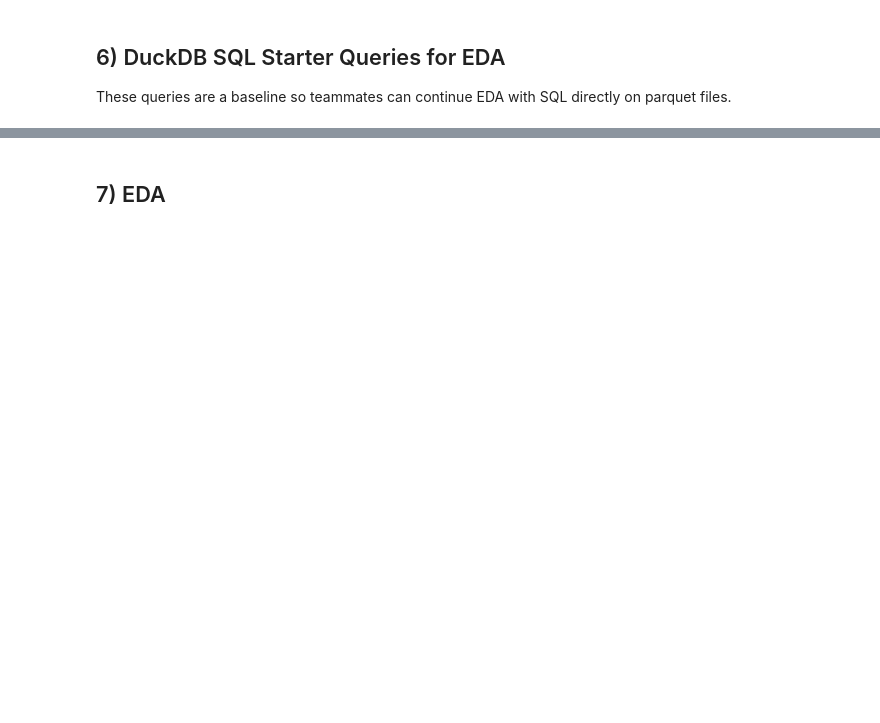
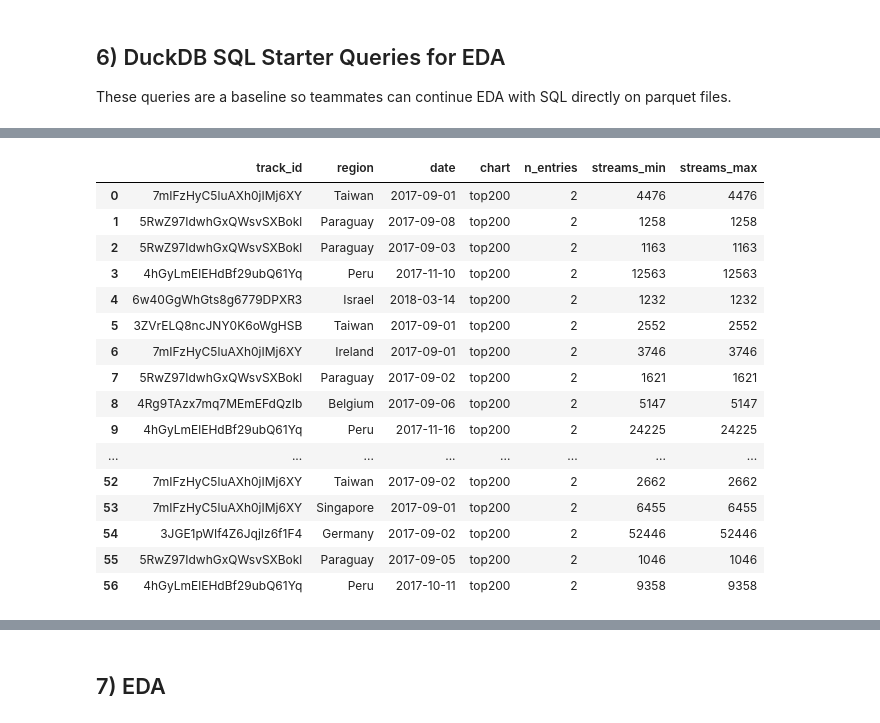
Before and after one commit to mchlkan/ML_Group_AB, a Jupyter notebook: Project_Information/Team_EDA_Baseline_FullData.ipynb, the cells around one changed output, grey strips where cells are left out. Drawn from its saved outputs; the diff is of its cells as text; code cells hidden in the pictures; blank space fills up the shorter version.

```diff
--- a/Project_Information/Team_EDA_Baseline_FullData.ipynb
+++ b/Project_Information/Team_EDA_Baseline_FullData.ipynb
@@ -297,0 +656,69 @@ These queries are a baseline so teammates can continue EDA with SQL directly on
+# %%
+# ── Check for duplicate entries (same song, country, date, chart) ─────────────
+print("  DUPLICATE CHECK — (track_id, region, date, chart)")
+print("═" * 60)
+
+# 1. Total rows vs distinct combinations
+totals = con.execute("""
+    SELECT
+        COUNT(*) AS total_rows,
+        COUNT(DISTINCT (track_id, region, date, chart)) AS distinct_combinations
+    FROM spotify_full
+    WHERE streams IS NOT NULL
+      AND track_id IS NOT NULL
+""").df()
+
+total     = int(totals["total_rows"][0])
+distinct  = int(totals["distinct_combinations"][0])
+dupes     = total - distinct
+
+print(f"\n  Total rows (excl. NULL streams/track_id) : {total:>12,}")
+print(f"  Distinct combinations                    : {distinct:>12,}")
+print(f"  Duplicate rows                           : {dupes:>12,}  ({dupes/total*100:.2f}%)")
+
+# 2. Top 20 most duplicated combinations
+print("\n── Top 20 most duplicated (track_id, region, date, chart) ──")
+top_dupes = con.execute("""
+    SELECT
+        track_id,
+        region,
+        date,
+        chart,
+        COUNT(*) AS n_entries,
+        MIN(TRY_CAST(streams AS BIGINT)) AS streams_min,
+        MAX(TRY_CAST(streams AS BIGINT)) AS streams_max
+    FROM spotify_full
+    WHERE streams IS NOT NULL
+      AND track_id IS NOT NULL
+    GROUP BY track_id, region, date, chart
+    HAVING COUNT(*) > 1
+    ORDER BY n_entries DESC
+""").df()
+
+if top_dupes.empty:
+    print("No duplicates found!")
+else:
+    print(f"{len(top_dupes):,} duplicate groups found (showing top 20)")
+    display(top_dupes)
+
+# 3. Are stream values identical across duplicates, or do they differ?
+print("\n── Do duplicate rows have conflicting stream values? ────────")
+conflict_check = con.execute("""
+    SELECT
+        COUNT(*) AS groups_with_conflicting_streams
+    FROM (
+        SELECT track_id, region, date, chart
+        FROM spotify_full
+        WHERE streams IS NOT NULL
+          AND track_id IS NOT NULL
+        GROUP BY track_id, region, date, chart
+        HAVING COUNT(*) > 1
+          AND MIN(TRY_CAST(streams AS BIGINT)) != MAX(TRY_CAST(streams AS BIGINT))
+    )
+""").fetchone()[0]
+
+if conflict_check == 0:
+    print("All duplicate rows have identical stream values (safe to deduplicate).")
+else:
+    print(f"{conflict_check:,} groups have DIFFERENT stream values — inspect before dropping!")
+# %% [output]
@@ -297,0 +734,17 @@ These queries are a baseline so teammates can continue EDA with SQL directly on
+|  | track_id | region | date | chart | n_entries | streams_min | streams_max |
+| 0 | 7mIFzHyC5luAXh0jIMj6XY | Taiwan | 2017-09-01 | top200 | 2 | 4476 | 4476 |
+| 1 | 5RwZ97IdwhGxQWsvSXBokl | Paraguay | 2017-09-08 | top200 | 2 | 1258 | 1258 |
+| 2 | 5RwZ97IdwhGxQWsvSXBokl | Paraguay | 2017-09-03 | top200 | 2 | 1163 | 1163 |
+| 3 | 4hGyLmElEHdBf29ubQ61Yq | Peru | 2017-11-10 | top200 | 2 | 12563 | 12563 |
+| 4 | 6w40GgWhGts8g6779DPXR3 | Israel | 2018-03-14 | top200 | 2 | 1232 | 1232 |
+| 5 | 3ZVrELQ8ncJNY0K6oWgHSB | Taiwan | 2017-09-01 | top200 | 2 | 2552 | 2552 |
+| 6 | 7mIFzHyC5luAXh0jIMj6XY | Ireland | 2017-09-01 | top200 | 2 | 3746 | 3746 |
+| 7 | 5RwZ97IdwhGxQWsvSXBokl | Paraguay | 2017-09-02 | top200 | 2 | 1621 | 1621 |
+| 8 | 4Rg9TAzx7mq7MEmEFdQzIb | Belgium | 2017-09-06 | top200 | 2 | 5147 | 5147 |
+| 9 | 4hGyLmElEHdBf29ubQ61Yq | Peru | 2017-11-16 | top200 | 2 | 24225 | 24225 |
+| ... | ... | ... | ... | ... | ... | ... | ... |
+| 52 | 7mIFzHyC5luAXh0jIMj6XY | Taiwan | 2017-09-02 | top200 | 2 | 2662 | 2662 |
+| 53 | 7mIFzHyC5luAXh0jIMj6XY | Singapore | 2017-09-01 | top200 | 2 | 6455 | 6455 |
+| 54 | 3JGE1pWIf4Z6JqjIz6f1F4 | Germany | 2017-09-02 | top200 | 2 | 52446 | 52446 |
+| 55 | 5RwZ97IdwhGxQWsvSXBokl | Paraguay | 2017-09-05 | top200 | 2 | 1046 | 1046 |
+| 56 | 4hGyLmElEHdBf29ubQ61Yq | Peru | 2017-10-11 | top200 | 2 | 9358 | 9358 |
```
Also changed, not shown: parts of 48 cells of this notebook.
